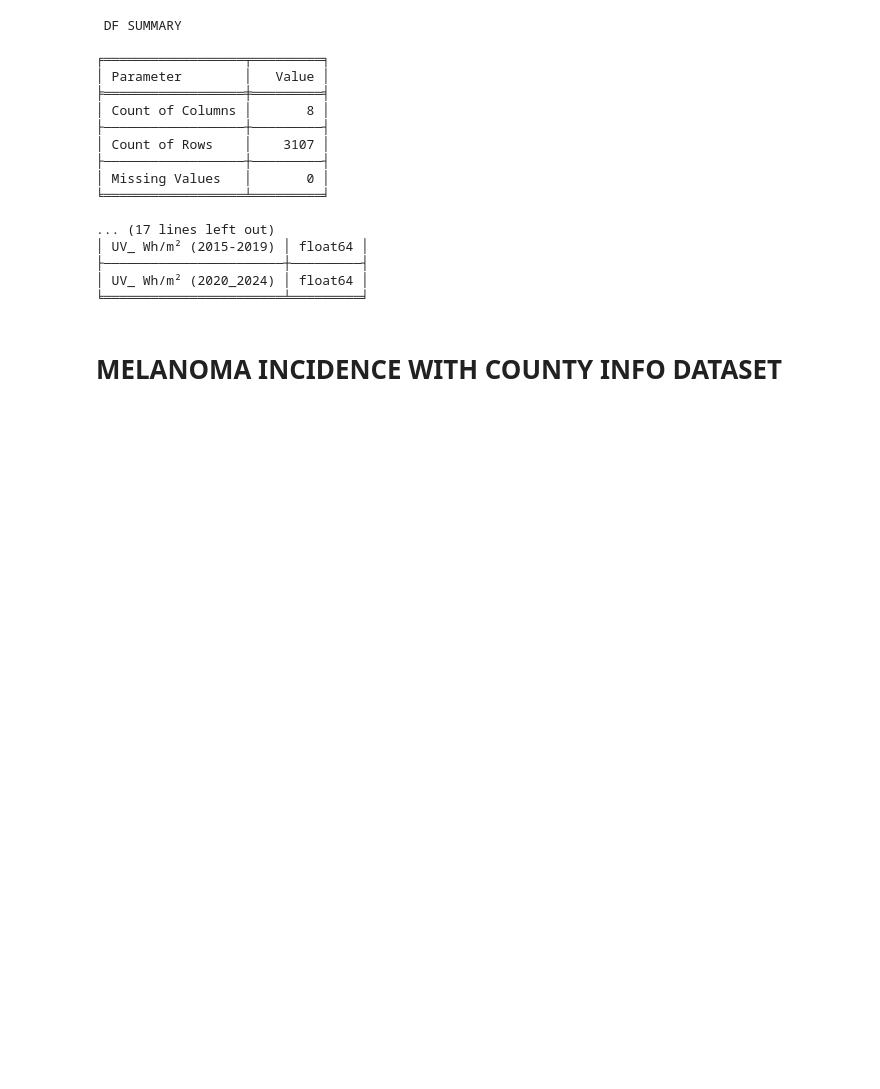
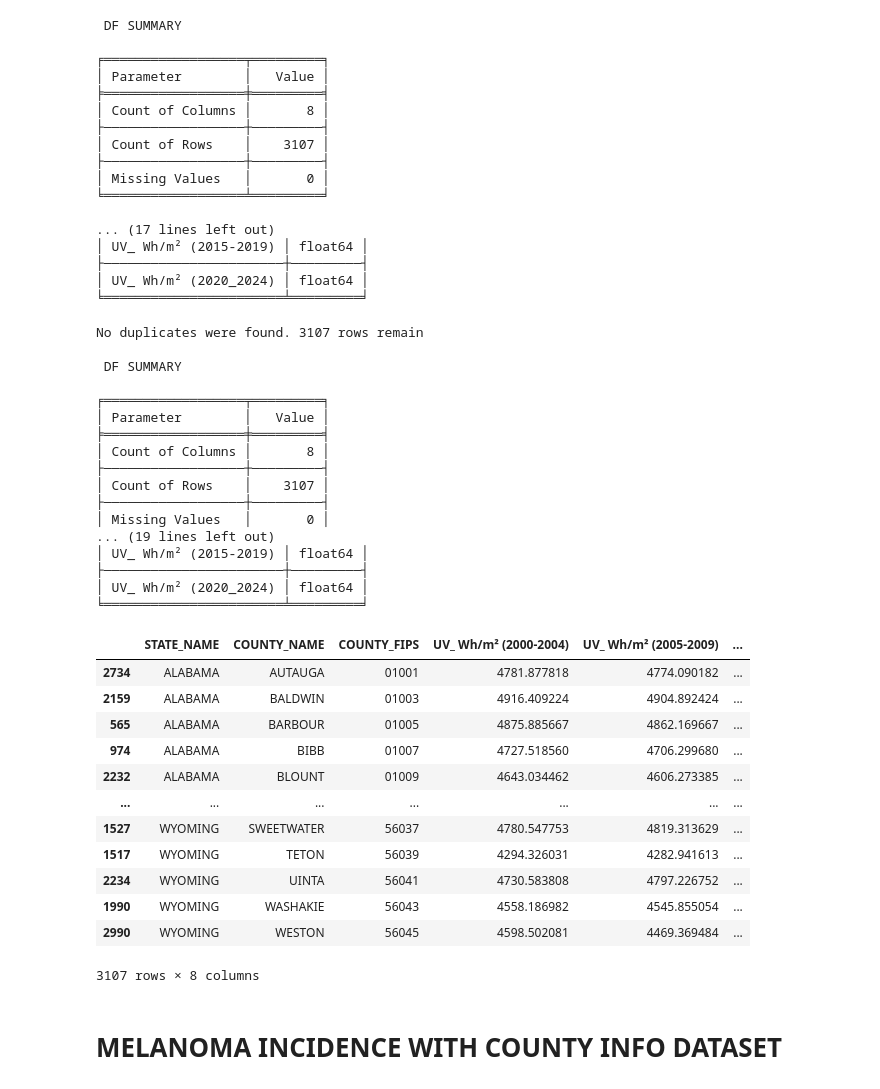
Before and after one commit to brytner/uv-exposure-melanoma-incidence-analysis, a Jupyter notebook: notebook/uv-exposure-melanoma-incidence-analysis.ipynb, the cells around one changed output. Saved outputs shown, nothing was run; the diff lists cells and outputs as text; code cells hidden in the pictures; blank space fills up the shorter version.

```diff
--- a/notebook/uv-exposure-melanoma-incidence-analysis.ipynb
+++ b/notebook/uv-exposure-melanoma-incidence-analysis.ipynb
@@ -41,3 +49,25 @@ def df_insights(df):
+# %%
+def df_cleanup(df):
+    for eachCol in df.columns:
+        if df[eachCol].dtype == 'string' and eachCol not in ['COUNTY_FIPS', 'RUCC_DESCRIPTION'] :
+            df[eachCol] = df[eachCol].str.upper().str.strip().str.replace(r'\s+', ' ', regex=True).str.replace(r'[^A-Z\s\.]', '', regex=True)
+
+    df['COUNTY_FIPS'] = df['COUNTY_FIPS'].str.zfill(5)
+
+    duplicate_count = df.duplicated().sum()
+
+    df.drop_duplicates(keep='first', inplace=True)
+
+    if duplicate_count == 1:
+        print(f'{duplicate_count} duplicate was removed. {len(df)} rows remain')
+    elif duplicate_count > 1:
+        print(f'{duplicate_count} duplicates were removed. {len(df)} rows remain')
+    else:
+        print(f'No duplicates were found. {len(df)} rows remain ')
+
+    df_insights(df)
+
+    return df
 # %% [markdown]
 Importing Datasets
 # %% [markdown]
@@ -84,6 +114,39 @@ df_insights(uv_exposure)
 ├───────────────────────┼─────────┤
 │ UV_ Wh/m² (2020_2024) │ float64 │
 ╘═══════════════════════╧═════════╛
+# %%
+df_cleanup(uv_exposure)
+# %% [output]
+No duplicates were found. 3107 rows remain
+
+ DF SUMMARY
+
+╒══════════════════╤═════════╕
+│ Parameter        │   Value │
+╞══════════════════╪═════════╡
+│ Count of Columns │       8 │
+├──────────────────┼─────────┤
+│ Count of Rows    │    3107 │
+├──────────────────┼─────────┤
+│ Missing Values   │       0 │
+... (19 lines left out)
+│ UV_ Wh/m² (2015-2019) │ float64 │
+├───────────────────────┼─────────┤
+│ UV_ Wh/m² (2020_2024) │ float64 │
+╘═══════════════════════╧═════════╛
+|  | STATE_NAME | COUNTY_NAME | COUNTY_FIPS | UV_ Wh/m² (2000-2004) | UV_ Wh/m² (2005-2009) | ... |
+| 2734 | ALABAMA | AUTAUGA | 01001 | 4781.877818 | 4774.090182 | ... |
+| 2159 | ALABAMA | BALDWIN | 01003 | 4916.409224 | 4904.892424 | ... |
+| 565 | ALABAMA | BARBOUR | 01005 | 4875.885667 | 4862.169667 | ... |
+| 974 | ALABAMA | BIBB | 01007 | 4727.518560 | 4706.299680 | ... |
+| 2232 | ALABAMA | BLOUNT | 01009 | 4643.034462 | 4606.273385 | ... |
+| ... | ... | ... | ... | ... | ... | ... |
+| 1527 | WYOMING | SWEETWATER | 56037 | 4780.547753 | 4819.313629 | ... |
+| 1517 | WYOMING | TETON | 56039 | 4294.326031 | 4282.941613 | ... |
+| 2234 | WYOMING | UINTA | 56041 | 4730.583808 | 4797.226752 | ... |
+| 1990 | WYOMING | WASHAKIE | 56043 | 4558.186982 | 4545.855054 | ... |
+| 2990 | WYOMING | WESTON | 56045 | 4598.502081 | 4469.369484 | ... |
+3107 rows × 8 columns
 # %% [markdown]
 # MELANOMA INCIDENCE WITH COUNTY INFO DATASET
 # %%
```
Also changed, not shown: parts of 16 cells of this notebook.
